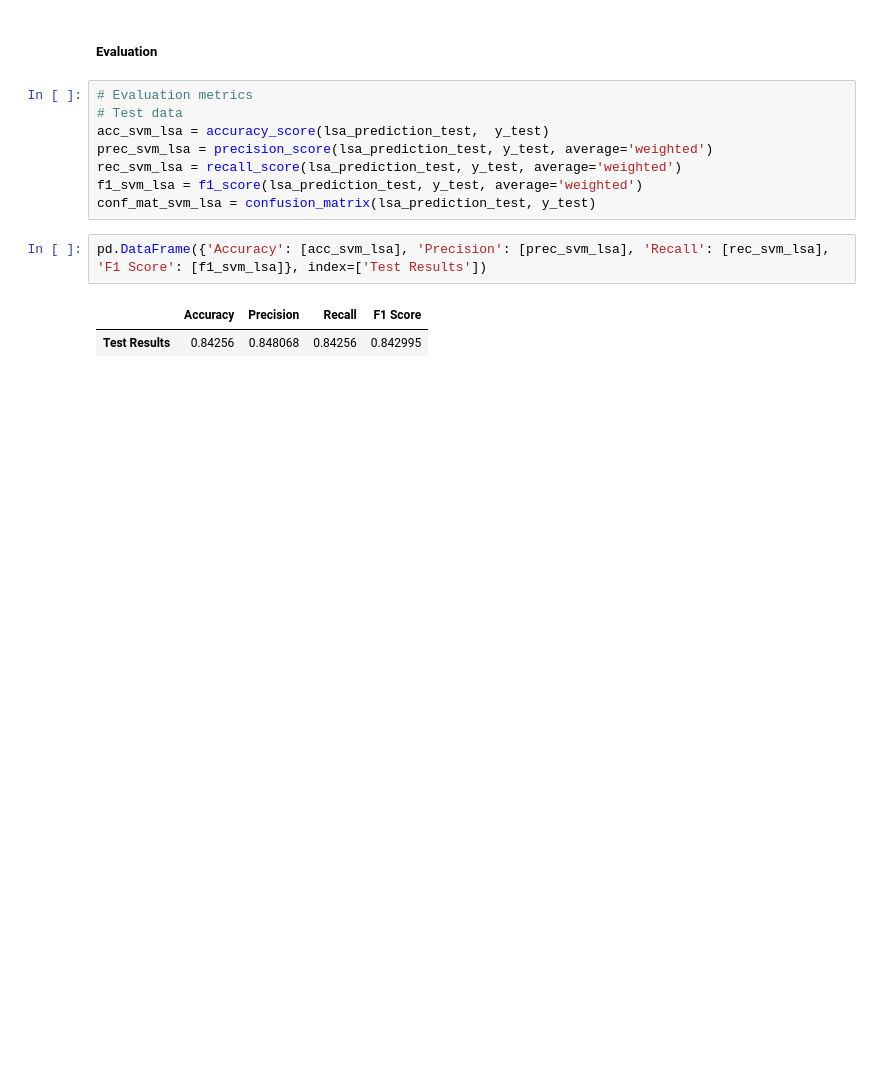
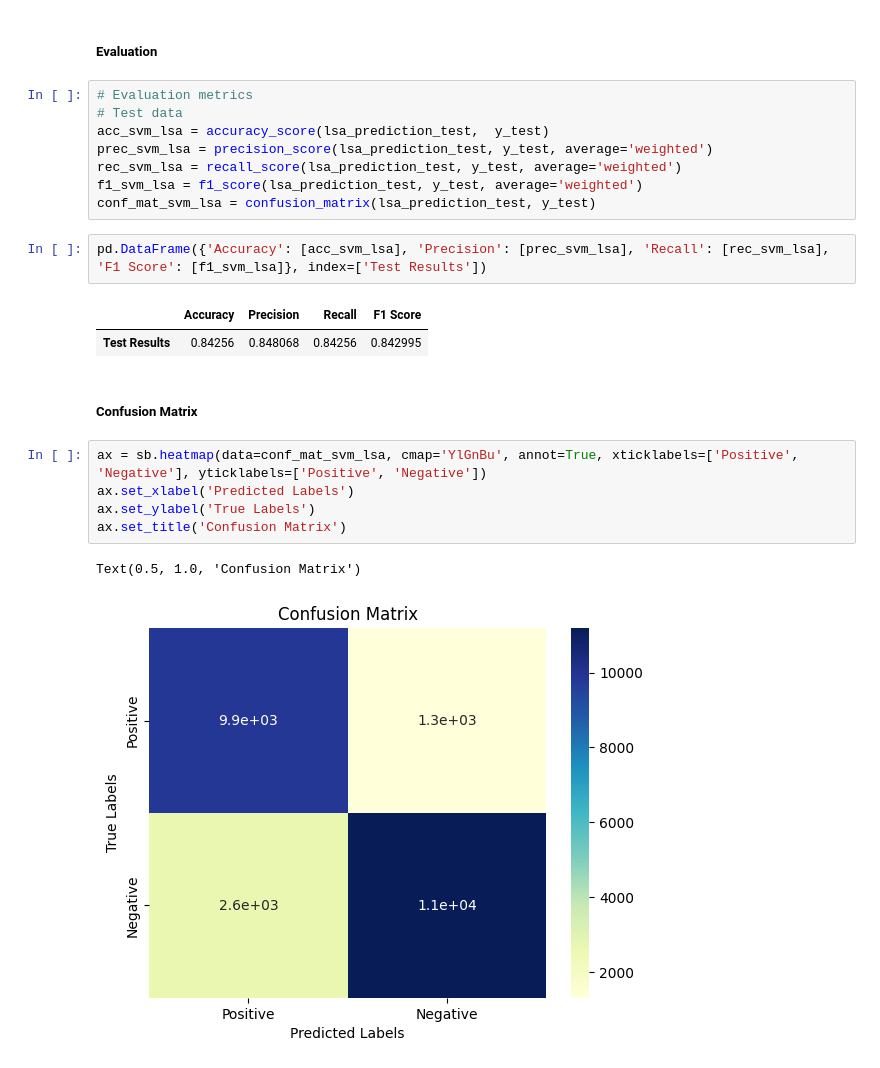
Before and after one commit to yazdanzv/Comprehensive_Comparison_on_Text_Classification, a Jupyter notebook: main.ipynb, the cells around one changed output. Cells and saved outputs as stored; diff of their text form; blank space fills up the shorter version.

```diff
--- a/main.ipynb
+++ b/main.ipynb
@@ -351,3 +351,13 @@ pd.DataFrame({'Accuracy': [acc_svm_lsa], 'Precision': [prec_svm_lsa], 'Recall':
 # %% [output]
 |  | Accuracy | Precision | Recall | F1 Score |
 | Test Results | 0.84256 | 0.848068 | 0.84256 | 0.842995 |
+# %% [markdown]
+<h5>Confusion Matrix</h5>
+# %%
+ax = sb.heatmap(data=conf_mat_svm_lsa, cmap='YlGnBu', annot=True, xticklabels=['Positive', 'Negative'], yticklabels=['Positive', 'Negative'])
+ax.set_xlabel('Predicted Labels')
+ax.set_ylabel('True Labels')
+ax.set_title('Confusion Matrix')
+# %% [output]
+Text(0.5, 1.0, 'Confusion Matrix')
+[figure, added]
```
Also changed, not shown: parts of 2 cells of this notebook, 2 other files.
